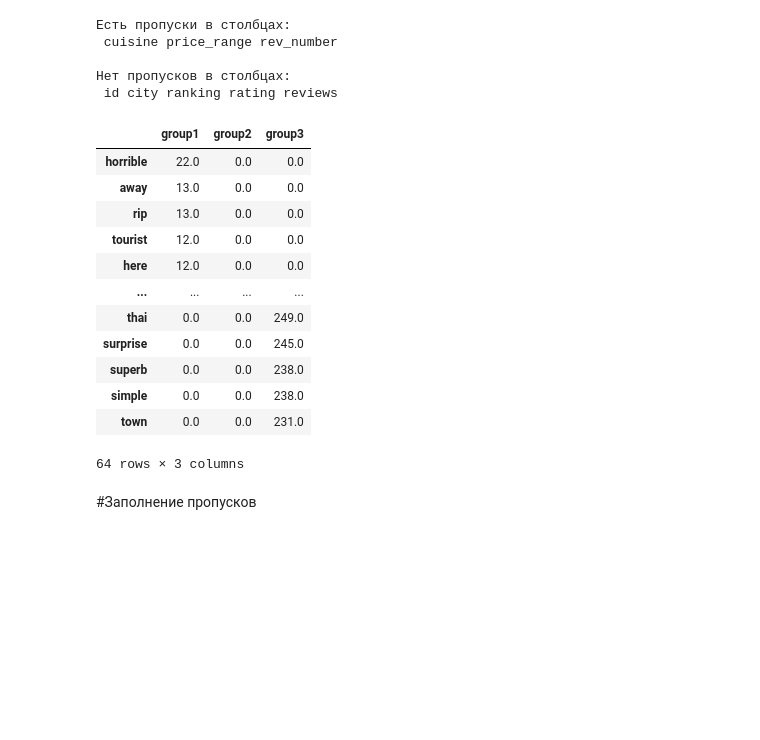
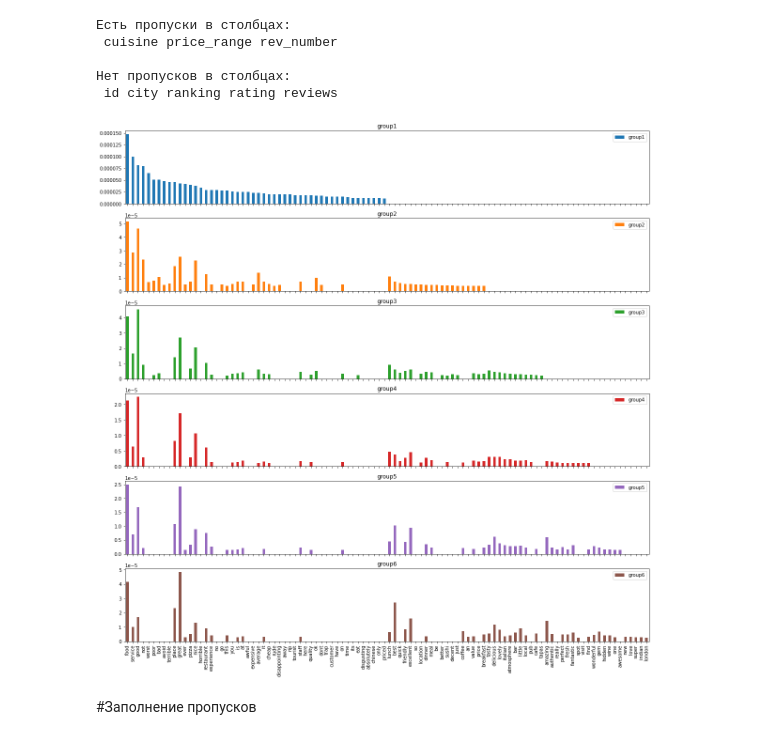
Before and after one commit to akitim/SkillFactory_projects, a Jupyter notebook: Проект_3_О_вкусной_и_здоровой_пище.ipynb, the cells around one changed output. Drawn from its saved outputs; the diff is of its cells as text; code cells hidden in the pictures; blank space fills up the shorter version.

```diff
--- a/Проект_3_О_вкусной_и_здоровой_пище.ipynb
+++ b/Проект_3_О_вкусной_и_здоровой_пище.ipynb
@@ -270,19 +273,3 @@ for i in range(len(b)):
 
 Нет пропусков в столбцах:
  id city ranking rating reviews
-# %%
-word_occurence
-# %% [output]
-|  | group1 | group2 | group3 |
-| horrible | 22.0 | 0.0 | 0.0 |
-| away | 13.0 | 0.0 | 0.0 |
-| rip | 13.0 | 0.0 | 0.0 |
-| tourist | 12.0 | 0.0 | 0.0 |
-| here | 12.0 | 0.0 | 0.0 |
-| ... | ... | ... | ... |
-| thai | 0.0 | 0.0 | 249.0 |
-| surprise | 0.0 | 0.0 | 245.0 |
-| superb | 0.0 | 0.0 | 238.0 |
-| simple | 0.0 | 0.0 | 238.0 |
-| town | 0.0 | 0.0 | 231.0 |
-64 rows × 3 columns
@@ -289,3 +302,13 @@ word_occurence
+# %%
+n_of_rest_in_group = [
+    rest[(rest['rating'] >= b[i]['l']) & (rest['rating'] <= b[i]['r'])]\
+        ['id'].count() for i in range(len(b))
+]
+word_occurence = word_occurence / n_of_rest_in_group #.apply(lambda col: col/)
+plt.rcParams['figure.figsize'] = (20, 20)
+word_occurence.plot(kind='bar', subplots=True);
+# %% [output]
+[figure, added]
 # %% [markdown]
 #Заполнение пропусков
 # %%
```
Also changed, not shown: parts of 7 cells of this notebook.
